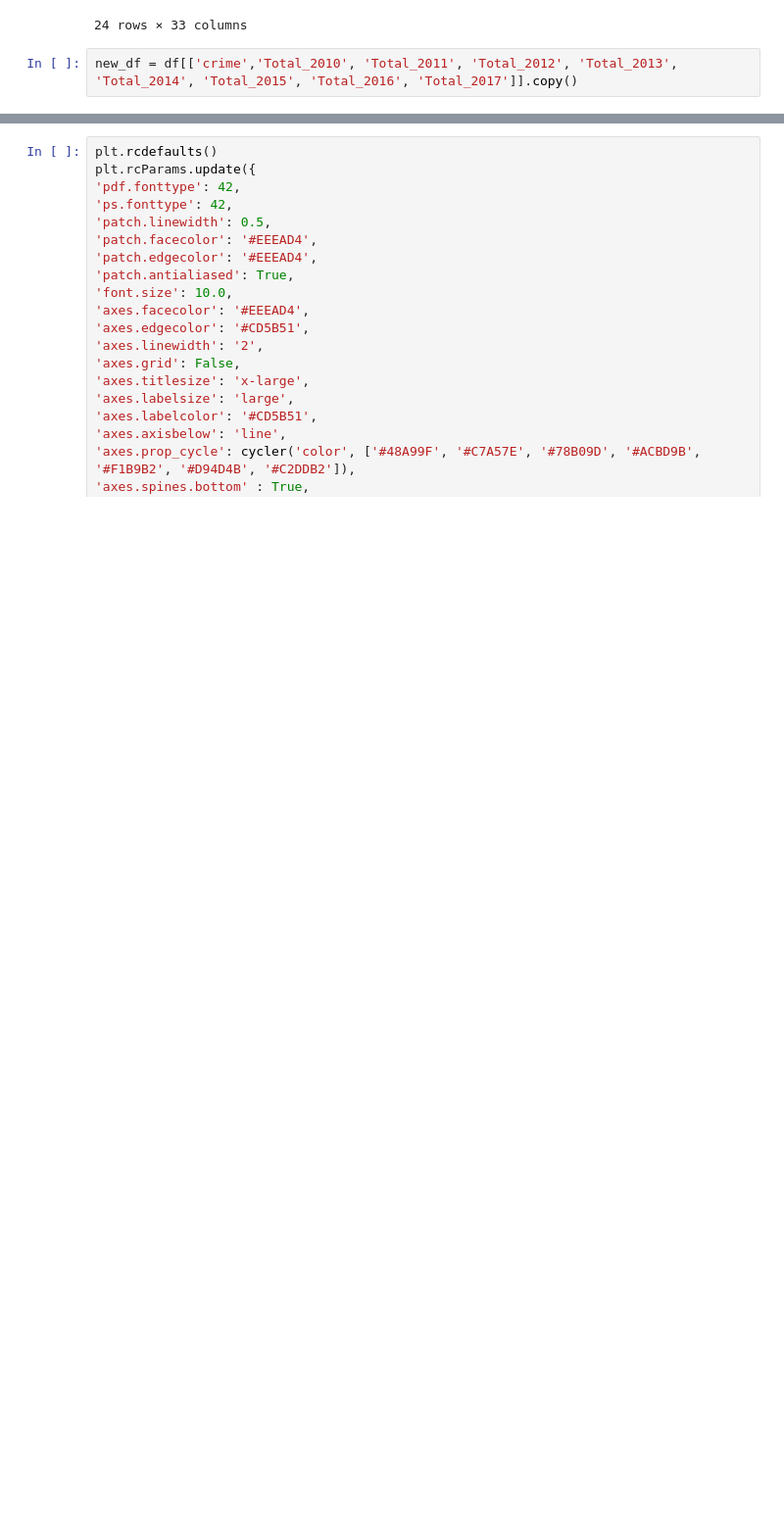
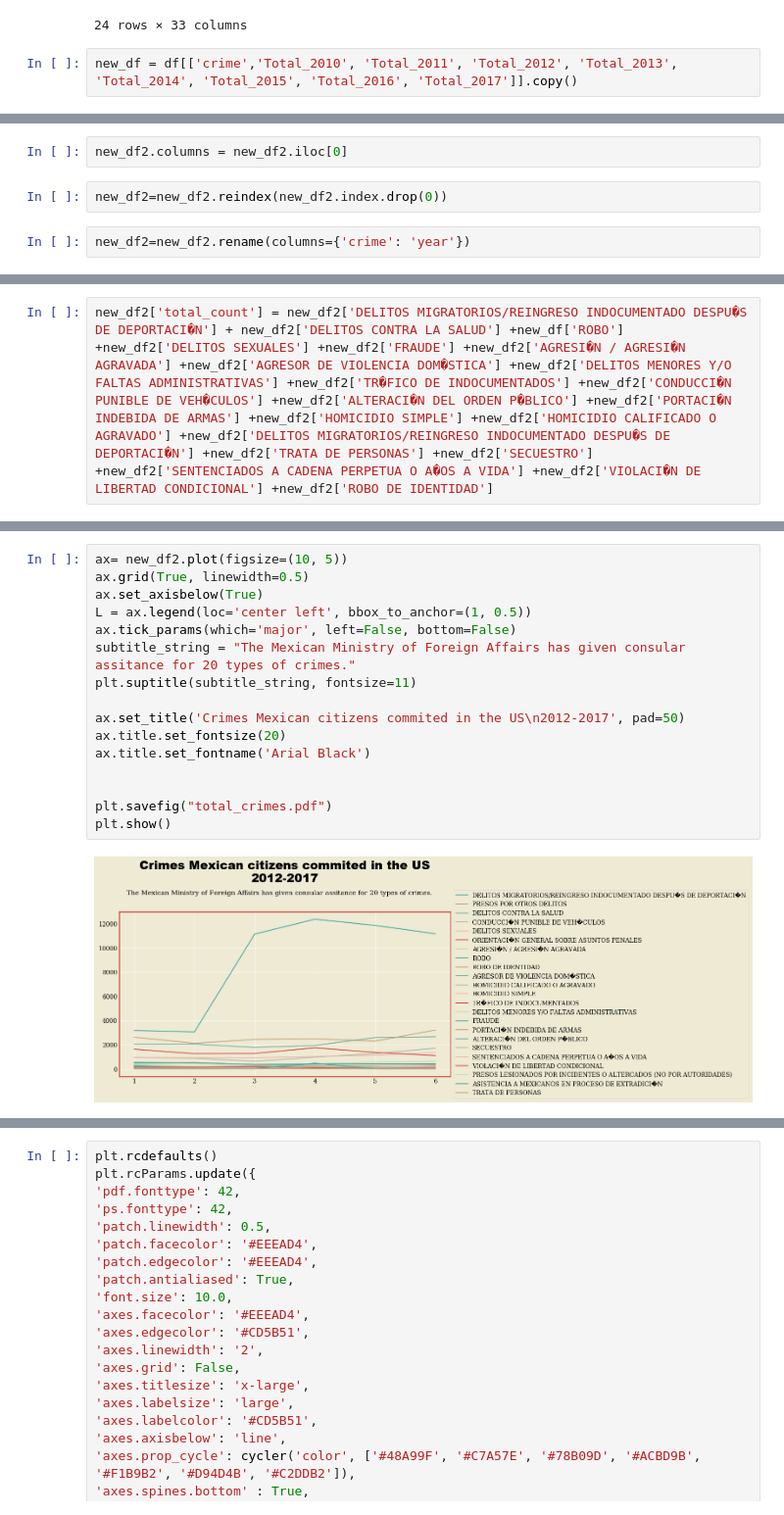
Before and after one commit to dbaptistr/data-studio, a Jupyter notebook: 02-project/Mexican crime abroad.ipynb, the cells around one changed output, grey strips where cells are left out. Shown at 98% size. Drawn from its saved outputs; the diff is of its cells as text; blank space fills up the shorter version.

```diff
--- a/02-project/Mexican crime abroad.ipynb
+++ b/02-project/Mexican crime abroad.ipynb
@@ -196,0 +242,6 @@ new_df
+# %%
+new_df2.columns = new_df2.iloc[0]
+# %%
+new_df2=new_df2.reindex(new_df2.index.drop(0))
+# %%
+new_df2=new_df2.rename(columns={'crime': 'year'})
@@ -196,0 +270,2 @@ new_df
+# %%
+new_df2['total_count'] = new_df2['DELITOS MIGRATORIOS/REINGRESO INDOCUMENTADO DESPU�S DE DEPORTACI�N'] + new_df2['DELITOS CONTRA LA SALUD'] +new_df['ROBO'] +new_df2['DELITOS SEXUALES'] +new_df2['FRAUDE'] +new_df2['AGRESI�N / AGRESI�N AGRAVADA'] +new_df2['AGRESOR DE VIOLENCIA DOM�STICA'] +new_df2['DELITOS MENORES Y/O FALTAS ADMINISTRATIVAS'] +new_df2['TR�FICO DE INDOCUMENTADOS'] +new_df2['CONDUCCI�N PUNIBLE DE VEH�CULOS'] +new_df2['ALTERACI�N DEL ORDEN P�BLICO'] +new_df2['PORTACI�N INDEBIDA DE ARMAS'] +new_df2['HOMICIDIO SIMPLE'] +new_df2['HOMICIDIO CALIFICADO O AGRAVADO'] +new_df2['DELITOS MIGRATORIOS/REINGRESO INDOCUMENTADO DESPU�S DE DEPORTACI�N'] +new_df2['TRATA DE PERSONAS'] +new_df2['SECUESTRO'] +new_df2['SENTENCIADOS A CADENA PERPETUA O A�OS A VIDA'] +new_df2['VIOLACI�N DE LIBERTAD CONDICIONAL'] +new_df2['ROBO DE IDENTIDAD']
@@ -196,0 +323,18 @@ new_df
+# %%
+ax= new_df2.plot(figsize=(10, 5))
+ax.grid(True, linewidth=0.5)
+ax.set_axisbelow(True)
+L = ax.legend(loc='center left', bbox_to_anchor=(1, 0.5))
+ax.tick_params(which='major', left=False, bottom=False)
+subtitle_string = "The Mexican Ministry of Foreign Affairs has given consular assitance for 20 types of crimes."
+plt.suptitle(subtitle_string, fontsize=11)
+
+ax.set_title('Crimes Mexican citizens commited in the US\n2012-2017', pad=50)
+ax.title.set_fontsize(20)
+ax.title.set_fontname('Arial Black')
+
+
+plt.savefig("total_crimes.pdf")
+plt.show()
+# %% [output]
+[figure, added]
```
Also changed, not shown: parts of 50 cells of this notebook.
